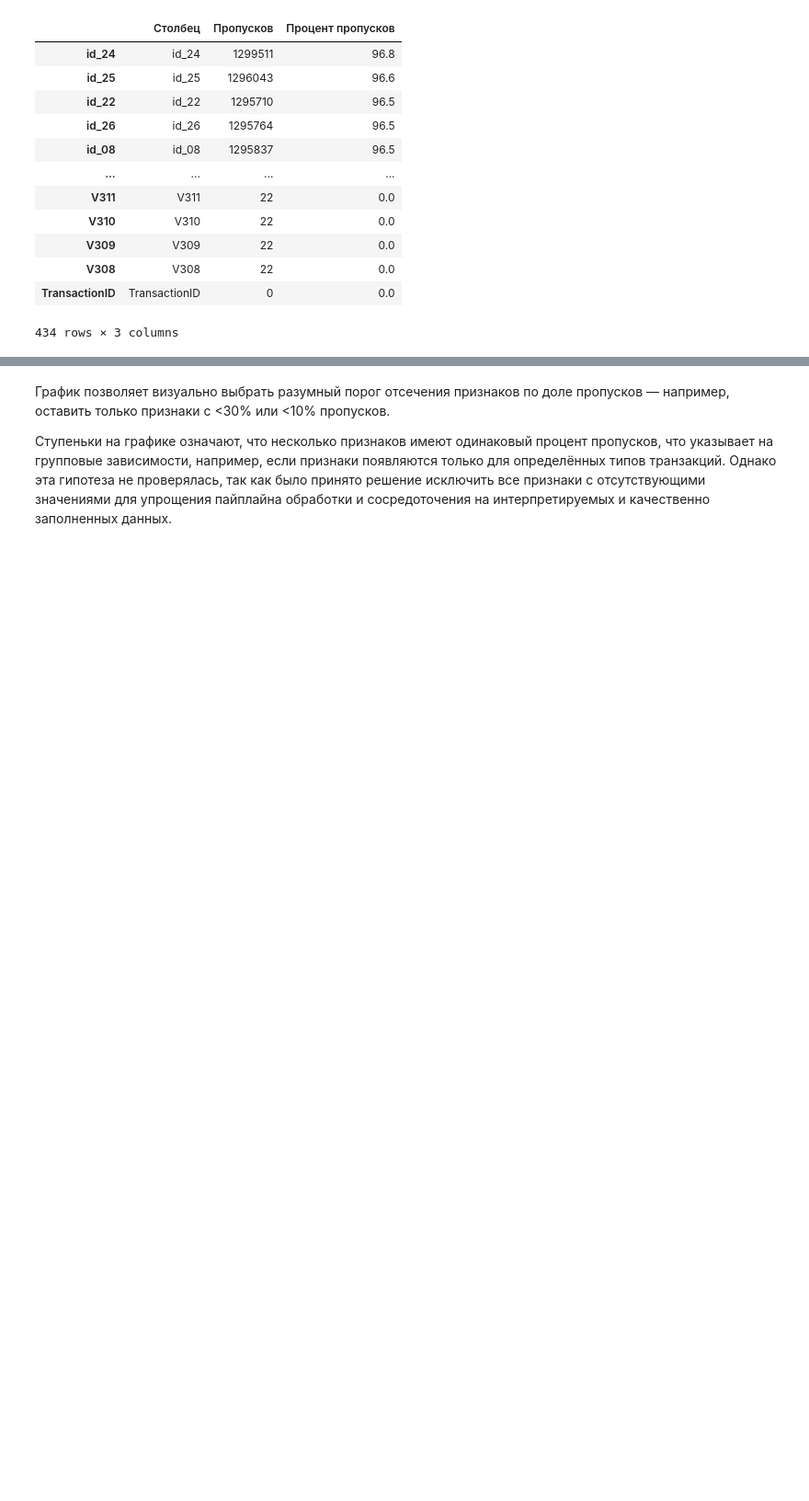
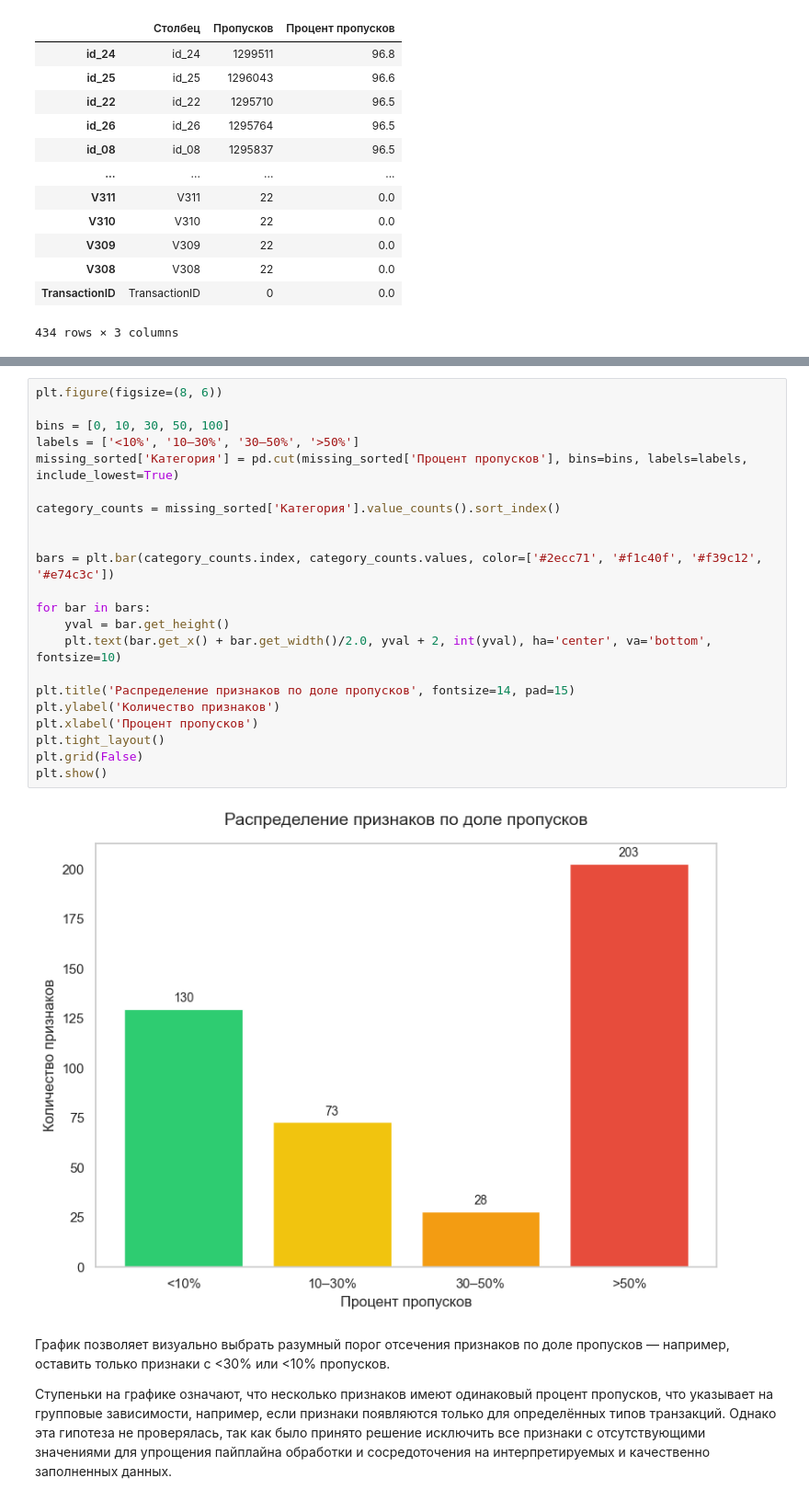
Before and after one commit to tpdox1/fraud_detection, a Jupyter notebook: notebooks/fraud_analysis.ipynb, the cells around one changed output, grey strips where cells are left out. Shown: that part at 92% size. Saved outputs shown, nothing was run; the diff lists cells and outputs as text; blank space fills up the shorter version.

```diff
--- a/notebooks/fraud_analysis.ipynb
+++ b/notebooks/fraud_analysis.ipynb
@@ -139,6 +147,30 @@ plt.tight_layout()
 plt.show()
 # %% [output]
 [figure]
+# %%
+plt.figure(figsize=(8, 6))
+
+bins = [0, 10, 30, 50, 100]
+labels = ['<10%', '10–30%', '30–50%', '>50%']
+missing_sorted['Категория'] = pd.cut(missing_sorted['Процент пропусков'], bins=bins, labels=labels, include_lowest=True)
+
+category_counts = missing_sorted['Категория'].value_counts().sort_index()
+
+
+bars = plt.bar(category_counts.index, category_counts.values, color=['#2ecc71', '#f1c40f', '#f39c12', '#e74c3c'])
+
+for bar in bars:
+    yval = bar.get_height()
+    plt.text(bar.get_x() + bar.get_width()/2.0, yval + 2, int(yval), ha='center', va='bottom', fontsize=10)
+
+plt.title('Распределение признаков по доле пропусков', fontsize=14, pad=15)
+plt.ylabel('Количество признаков')
+plt.xlabel('Процент пропусков')
+plt.tight_layout()
+plt.grid(False)
+plt.show()
+# %% [output]
+[figure, added]
 # %% [markdown]
 График позволяет визуально выбрать разумный порог отсечения признаков по доле пропусков — например, оставить только признаки с <30% или <10% пропусков.
 
```
Also changed, not shown: parts of 6 cells of this notebook, 3 other files.
